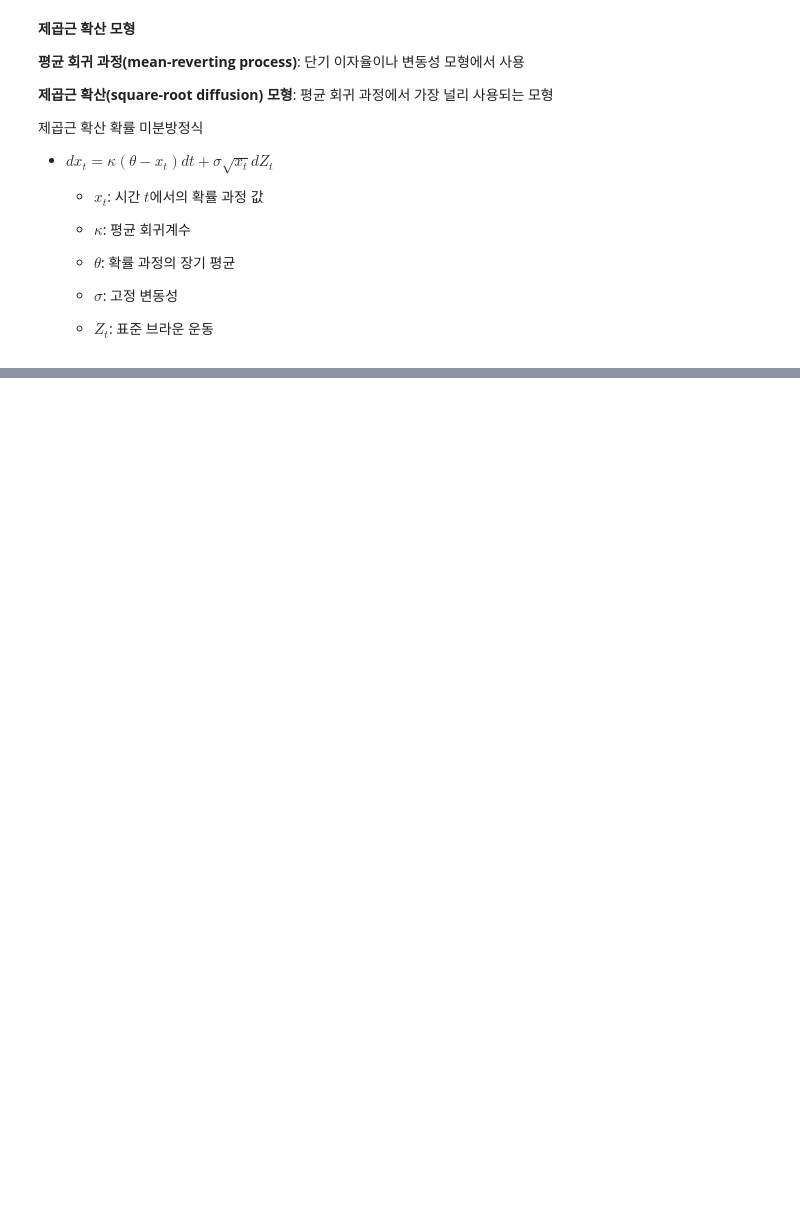
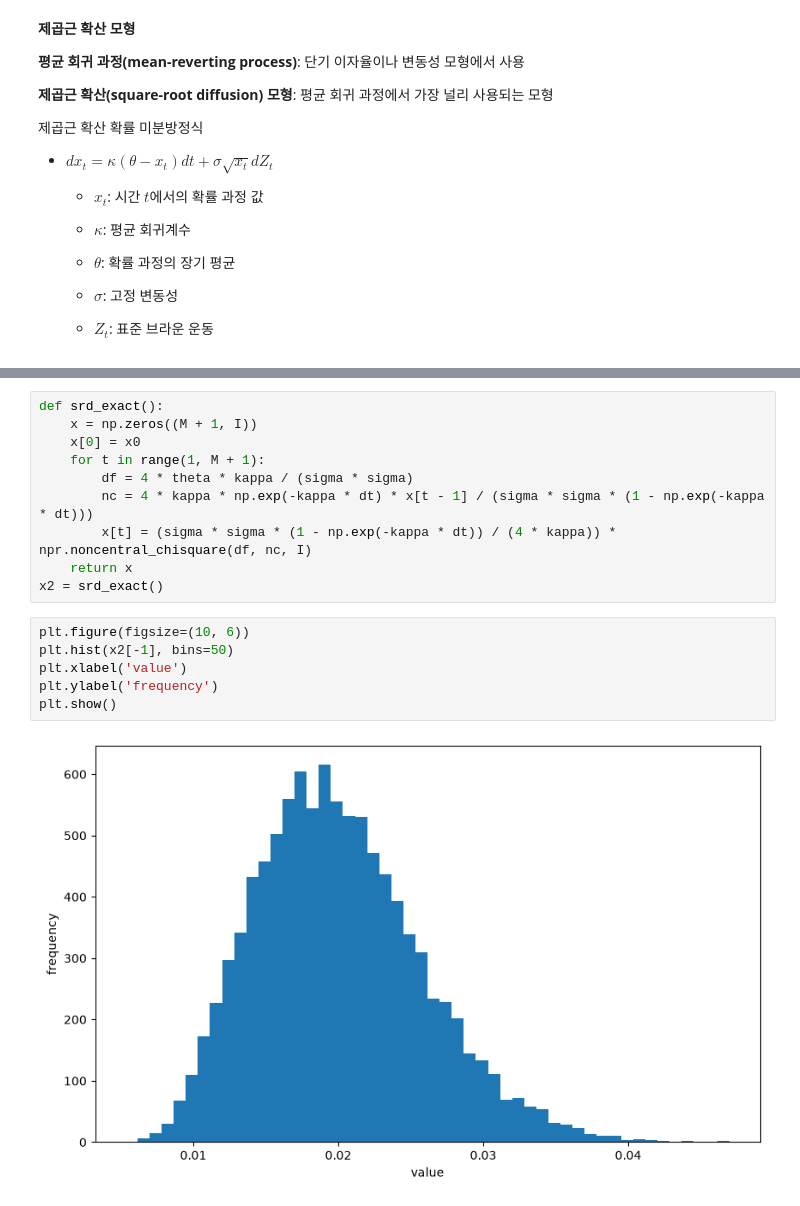
Before and after one commit to kkimkunyoung/python-for-finance, a Jupyter notebook: notebook/ch12_stochastics.ipynb, the cells around one changed output, grey strips where cells are left out. Cells and saved outputs as stored; diff of their text form; blank space fills up the shorter version.

```diff
--- a/notebook/ch12_stochastics.ipynb
+++ b/notebook/ch12_stochastics.ipynb
@@ -286,0 +344,18 @@ plt.show()
+# %%
+def srd_exact():
+    x = np.zeros((M + 1, I))
+    x[0] = x0
+    for t in range(1, M + 1):
+        df = 4 * theta * kappa / (sigma * sigma)
+        nc = 4 * kappa * np.exp(-kappa * dt) * x[t - 1] / (sigma * sigma * (1 - np.exp(-kappa * dt)))
+        x[t] = (sigma * sigma * (1 - np.exp(-kappa * dt)) / (4 * kappa)) * npr.noncentral_chisquare(df, nc, I)
+    return x
+x2 = srd_exact()
+# %%
+plt.figure(figsize=(10, 6))
+plt.hist(x2[-1], bins=50)
+plt.xlabel('value')
+plt.ylabel('frequency')
+plt.show()
+# %% [output]
+[figure, added]
```
Also changed, not shown: parts of 140 cells of this notebook, 1 other file.
